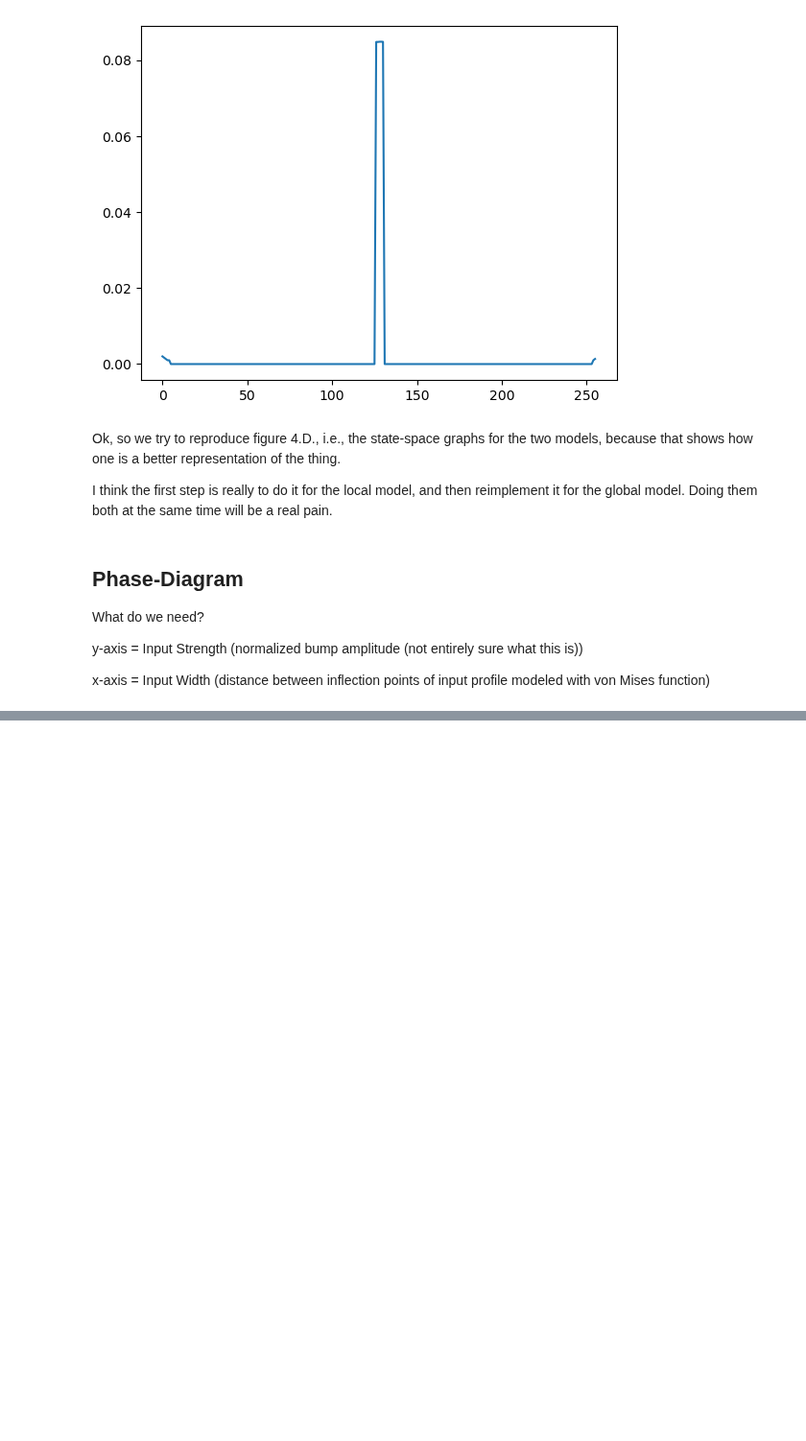
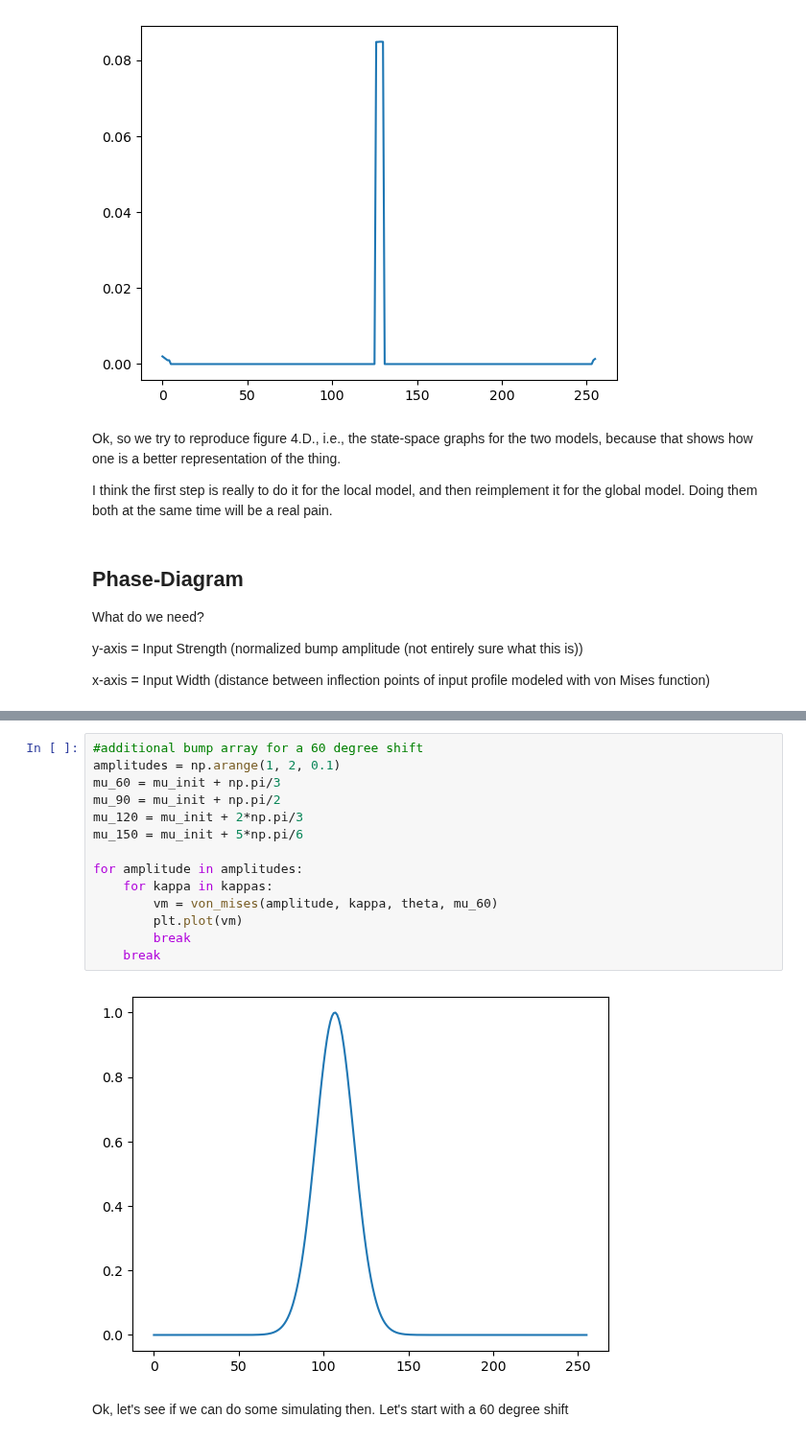
Before and after one commit to CEBangu/RingAttractor, a Jupyter notebook: python_ring/ideation.ipynb, the cells around one changed output, grey strips where cells are left out. Shown at 96% size. Drawn from its saved outputs; the diff is of its cells as text; blank space fills up the shorter version.

```diff
--- a/python_ring/ideation.ipynb
+++ b/python_ring/ideation.ipynb
@@ -195,0 +202,18 @@ plt.show()
+# %%
+#additional bump array for a 60 degree shift
+amplitudes = np.arange(1, 2, 0.1)
+mu_60 = mu_init + np.pi/3
+mu_90 = mu_init + np.pi/2
+mu_120 = mu_init + 2*np.pi/3
+mu_150 = mu_init + 5*np.pi/6
+
+for amplitude in amplitudes:
+    for kappa in kappas:
+        vm = von_mises(amplitude, kappa, theta, mu_60)
+        plt.plot(vm)
+        break
+    break
+# %% [output]
+[figure, added]
+# %% [markdown]
+Ok, let's see if we can do some simulating then. Let's start with a 60 degree shift
```
Also changed, not shown: parts of 6 cells of this notebook.
